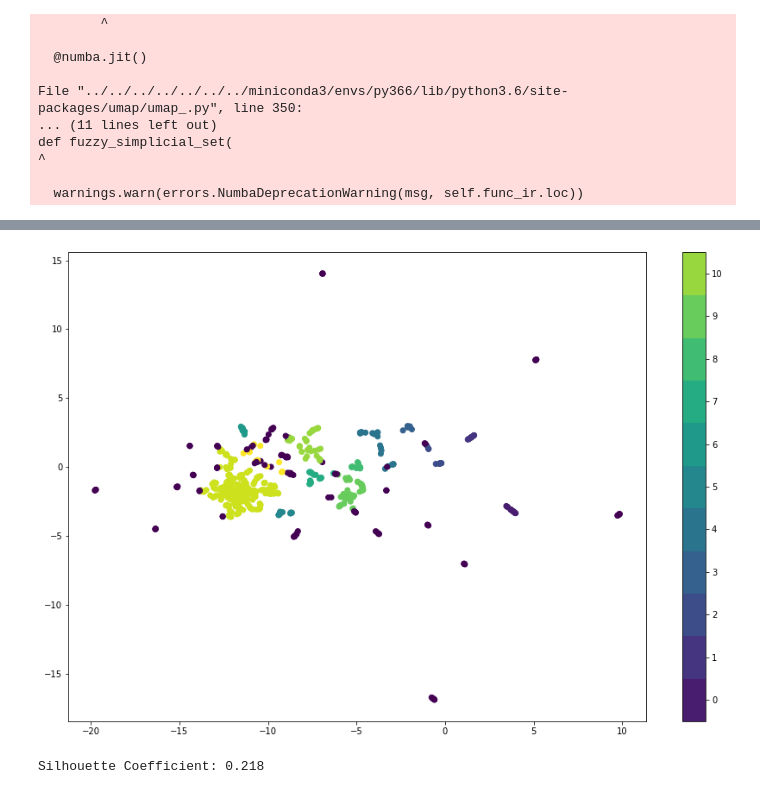
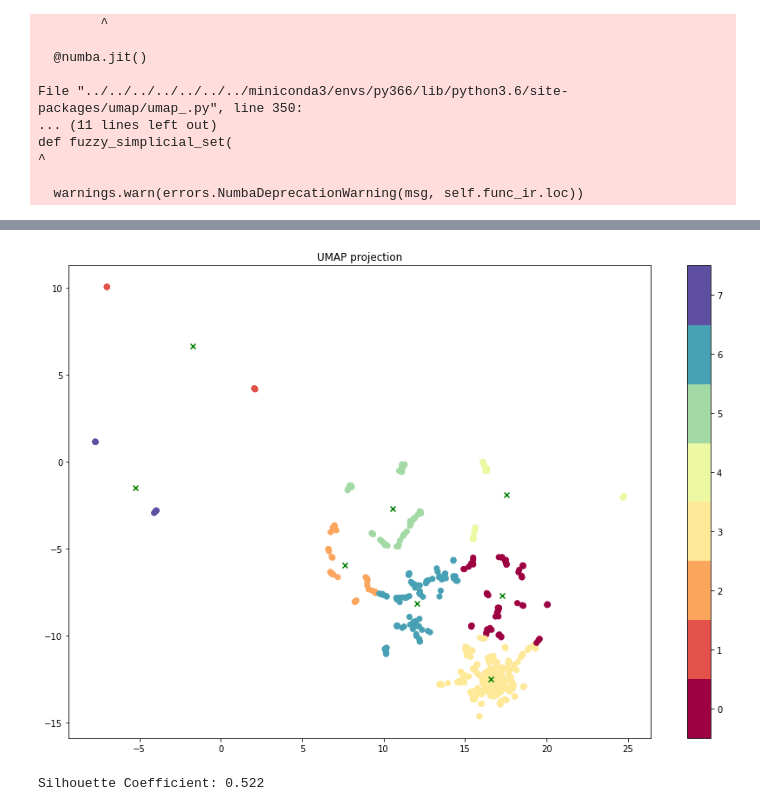
Before and after one commit to noeliacarrion/tweeffinity-final-project-ironhack, a Jupyter notebook: jupyter_notebook/cleaning_data.ipynb, the cells around one changed output, grey strips where cells are left out. Saved outputs shown, nothing was run; the diff lists cells and outputs as text; code cells hidden in the pictures.

```diff
--- a/jupyter_notebook/cleaning_data.ipynb
+++ b/jupyter_notebook/cleaning_data.ipynb
@@ -317,0 +209,8 @@ labels = hdbscan.labels_
+# %%
+num_clusters = 8
+
+km = KMeans(n_clusters=num_clusters)
+
+%time clustering = km.fit_predict(embedding)
+
+clusters = km.labels_.tolist()
@@ -318,13 +220,16 @@ labels = hdbscan.labels_
 # %%
 fig = plt.figure(figsize=(15, 10))
-plt.scatter(embedding[:,0], embedding[:,1], c=clustering);
-plt.colorbar(boundaries=np.arange(12)-0.5).set_ticks(np.arange(11))
+plt.scatter(umap_df['emb_1'], umap_df['emb_2'], c =km.labels_, cmap='Spectral')
+#plt.gca().set_aspect('equal', 'datalim')
+plt.colorbar(boundaries=np.arange(9)-0.5).set_ticks(np.arange(8))
+centers = np.array(km.cluster_centers_)
+
+plt.scatter(centers[:,0], centers[:,1], marker="x", color='green')
+plt.title('UMAP projection', fontsize=12);
 # %% [output]
-[figure, old version]
+[figure, new version]
 # %%
-from sklearn.metrics import silhouette_score
-
 print("Silhouette Coefficient: %0.3f"
-      % silhouette_score(embedding, hdbscan.fit_predict(embedding)))
+      % silhouette_score(embedding, km.predict(embedding)))
 # %% [output]
-Silhouette Coefficient: 0.218
+Silhouette Coefficient: 0.522
```
Also changed, not shown: parts of 50 cells of this notebook.
